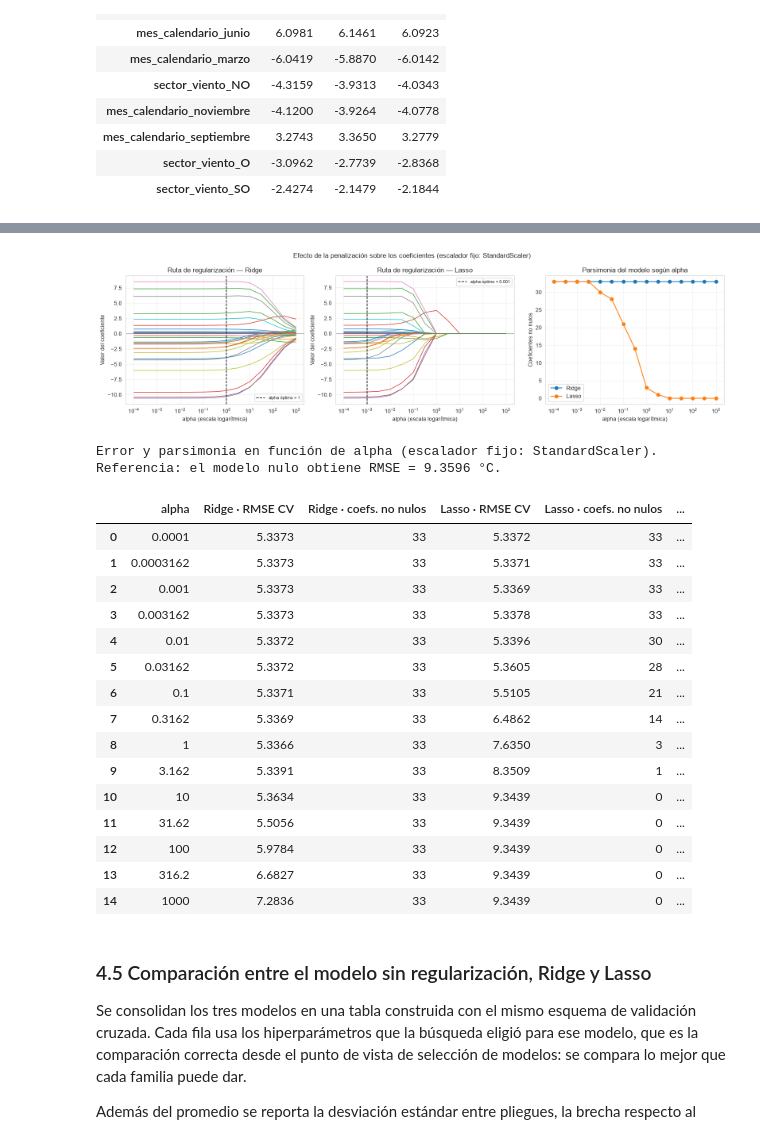
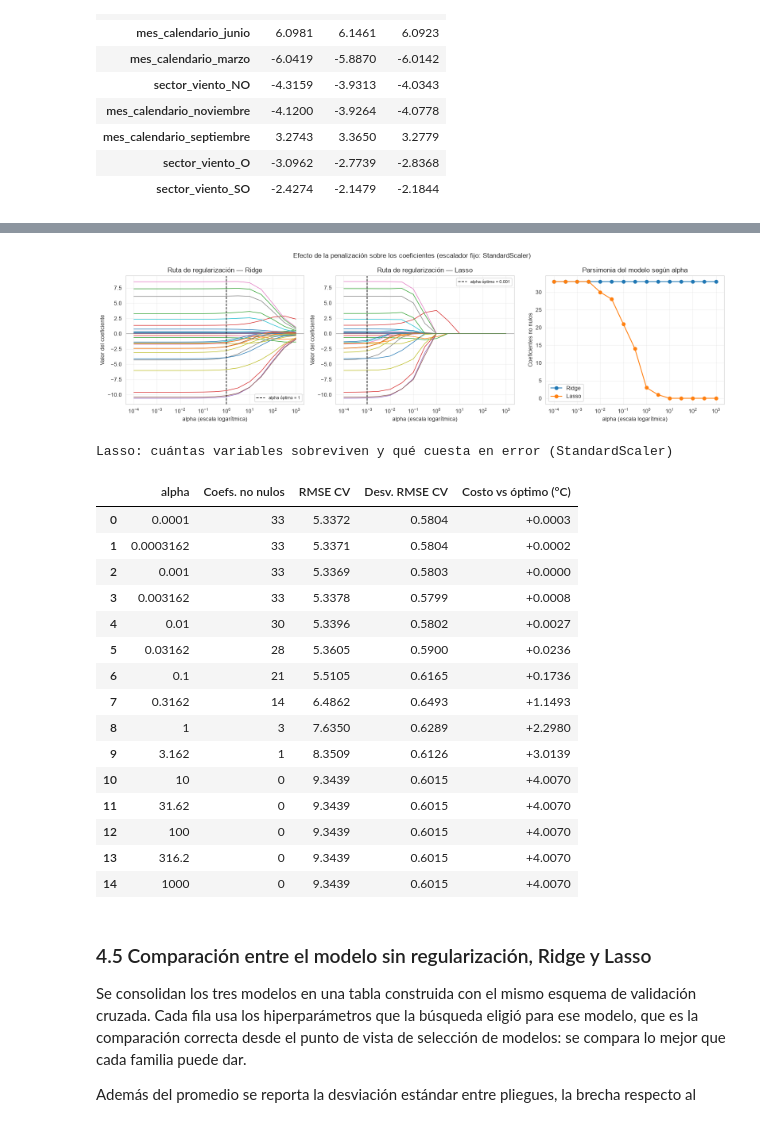
Before and after one commit to juanfochoa/Laboratorio2-Aprendizaje_de_Maquina, a Jupyter notebook: 202620/Laboratorios/L2/Lab2.ipynb, the cells around one changed output, grey strips where cells are left out. Cells and saved outputs as stored; diff of their text form; code cells hidden in the pictures.

```diff
--- a/202620/Laboratorios/L2/Lab2.ipynb
+++ b/202620/Laboratorios/L2/Lab2.ipynb
@@ -1265,73 +1239,65 @@ for ax, nombre, alpha_opt in [(axes[0], "Ridge", alpha_ridge_std),
     ax.set_xscale("log")
     ax.set_xlabel("alpha (escala logarítmica)")
     ax.set_ylabel("Valor del coeficiente")
     ax.set_title(f"Ruta de regularización — {nombre}")
     ax.legend(fontsize=8)
     ax.grid(True, alpha=0.3)
 
 no_nulos = {n: (np.abs(m) > TOL_CERO).sum(axis=1) for n, m in rutas.items()}
 for nombre, color in [("Ridge", "tab:blue"), ("Lasso", "tab:orange")]:
     axes[2].plot(ALPHAS, no_nulos[nombre], "o-", label=nombre, color=color)
 axes[2].set_xscale("log")
 axes[2].set_xlabel("alpha (escala logarítmica)")
 axes[2].set_ylabel("Coeficientes no nulos")
 axes[2].set_title("Parsimonia del modelo según alpha")
 axes[2].legend()
 axes[2].grid(True, alpha=0.3)
 
 fig.suptitle("Efecto de la penalización sobre los coeficientes (escalador fijo: StandardScaler)")
 plt.tight_layout()
 plt.show()
 
-# --- Error y parsimonia en función de alpha, para las dos penalizaciones ---
-
-def perfil_alpha(search, nombre_escalador="StandardScaler"):
-    """RMSE de validación cruzada por valor de alpha, restringido a un escalador."""
-    res = pd.DataFrame(search.cv_results_)
-    res["Escalador"] = res["param_preprocesamiento__num__scaler"].apply(
-        lambda s: type(s).__name__)
-    res = res[res["Escalador"] == nombre_escalador].copy()
-    res["alpha"] = res["param_modelo__alpha"].astype(float)
-    res = res.sort_values("alpha")
-    return -res["mean_test_RMSE"].values
-
+# --- Compromiso entre parsimonia y error para Lasso ---
+res_lasso_std = pd.DataFrame(grid_lasso.cv_results_)
+res_lasso_std["Escalador"] = res_lasso_std[
+    "param_preprocesamiento__num__scaler"].apply(lambda s: type(s).__name__)
+res_lasso_std = res_lasso_std[res_lasso_std["Escalador"] == "StandardScaler"].copy()
+res_lasso_std["alpha"] = res_lasso_std["param_modelo__alpha"].astype(float)
+res_lasso_std = res_lasso_std.sort_values("alpha")
 
 tabla_parsimonia = pd.DataFrame({
     "alpha": ALPHAS,
-    "Ridge · RMSE CV": perfil_alpha(grid_ridge),
-    "Ridge · coefs. no nulos": no_nulos["Ridge"],
-    "Lasso · RMSE CV": perfil_alpha(grid_lasso),
-    "Lasso · coefs. no nulos": no_nulos["Lasso"],
+    "Coefs. no nulos": no_nulos["Lasso"],
+    "RMSE CV": -res_lasso_std["mean_test_RMSE"].values,
+    "Desv. RMSE CV": res_lasso_std["std_test_RMSE"].values,
 })
-tabla_parsimonia["Lasso · costo vs óptimo (°C)"] = (
-    tabla_parsimonia["Lasso · RMSE CV"] - tabla_parsimonia["Lasso · RMSE CV"].min())
+tabla_parsimonia["Costo vs óptimo (°C)"] = (
+    tabla_parsimonia["RMSE CV"] - tabla_parsimonia["RMSE CV"].min())
 
-print("Error y parsimonia en función de alpha (escalador fijo: StandardScaler).")
-print(f"Referencia: el modelo nulo obtiene RMSE = {rmse_nulo:.4f} °C.")
+print("Lasso: cuántas variables sobreviven y qué cuesta en error (StandardScaler)")
 display(tabla_parsimonia.style.format({
-    "alpha": "{:.4g}", "Ridge · RMSE CV": "{:.4f}", "Lasso · RMSE CV": "{:.4f}",
-    "Lasso · costo vs óptimo (°C)": "{:+.4f}",
+    "alpha": "{:.4g}", "RMSE CV": "{:.4f}",
+    "Desv. RMSE CV": "{:.4f}", "Costo vs óptimo (°C)": "{:+.4f}",
 }))
 # %% [output]
 [figure]
-Error y parsimonia en función de alpha (escalador fijo: StandardScaler).
-Referencia: el modelo nulo obtiene RMSE = 9.3596 °C.
+Lasso: cuántas variables sobreviven y qué cuesta en error (StandardScaler)
-|  | alpha | Ridge · RMSE CV | Ridge · coefs. no nulos | Lasso · RMSE CV | Lasso · coefs. no nulos | ... |
-| 0 | 0.0001 | 5.3373 | 33 | 5.3372 | 33 | ... |
-| 1 | 0.0003162 | 5.3373 | 33 | 5.3371 | 33 | ... |
-| 2 | 0.001 | 5.3373 | 33 | 5.3369 | 33 | ... |
-| 3 | 0.003162 | 5.3373 | 33 | 5.3378 | 33 | ... |
-| 4 | 0.01 | 5.3372 | 33 | 5.3396 | 30 | ... |
-| 5 | 0.03162 | 5.3372 | 33 | 5.3605 | 28 | ... |
-| 6 | 0.1 | 5.3371 | 33 | 5.5105 | 21 | ... |
-| 7 | 0.3162 | 5.3369 | 33 | 6.4862 | 14 | ... |
-| 8 | 1 | 5.3366 | 33 | 7.6350 | 3 | ... |
-| 9 | 3.162 | 5.3391 | 33 | 8.3509 | 1 | ... |
-| 10 | 10 | 5.3634 | 33 | 9.3439 | 0 | ... |
-| 11 | 31.62 | 5.5056 | 33 | 9.3439 | 0 | ... |
-| 12 | 100 | 5.9784 | 33 | 9.3439 | 0 | ... |
-| 13 | 316.2 | 6.6827 | 33 | 9.3439 | 0 | ... |
-| 14 | 1000 | 7.2836 | 33 | 9.3439 | 0 | ... |
+|  | alpha | Coefs. no nulos | RMSE CV | Desv. RMSE CV | Costo vs óptimo (°C) |
+| 0 | 0.0001 | 33 | 5.3372 | 0.5804 | +0.0003 |
+| 1 | 0.0003162 | 33 | 5.3371 | 0.5804 | +0.0002 |
+| 2 | 0.001 | 33 | 5.3369 | 0.5803 | +0.0000 |
+| 3 | 0.003162 | 33 | 5.3378 | 0.5799 | +0.0008 |
+| 4 | 0.01 | 30 | 5.3396 | 0.5802 | +0.0027 |
+| 5 | 0.03162 | 28 | 5.3605 | 0.5900 | +0.0236 |
+| 6 | 0.1 | 21 | 5.5105 | 0.6165 | +0.1736 |
+| 7 | 0.3162 | 14 | 6.4862 | 0.6493 | +1.1493 |
+| 8 | 1 | 3 | 7.6350 | 0.6289 | +2.2980 |
+| 9 | 3.162 | 1 | 8.3509 | 0.6126 | +3.0139 |
+| 10 | 10 | 0 | 9.3439 | 0.6015 | +4.0070 |
+| 11 | 31.62 | 0 | 9.3439 | 0.6015 | +4.0070 |
+| 12 | 100 | 0 | 9.3439 | 0.6015 | +4.0070 |
+| 13 | 316.2 | 0 | 9.3439 | 0.6015 | +4.0070 |
+| 14 | 1000 | 0 | 9.3439 | 0.6015 | +4.0070 |
 # %% [markdown]
 ### 4.5 Comparación entre el modelo sin regularización, Ridge y Lasso
 
```
Also changed, not shown: parts of 5 cells of this notebook.
